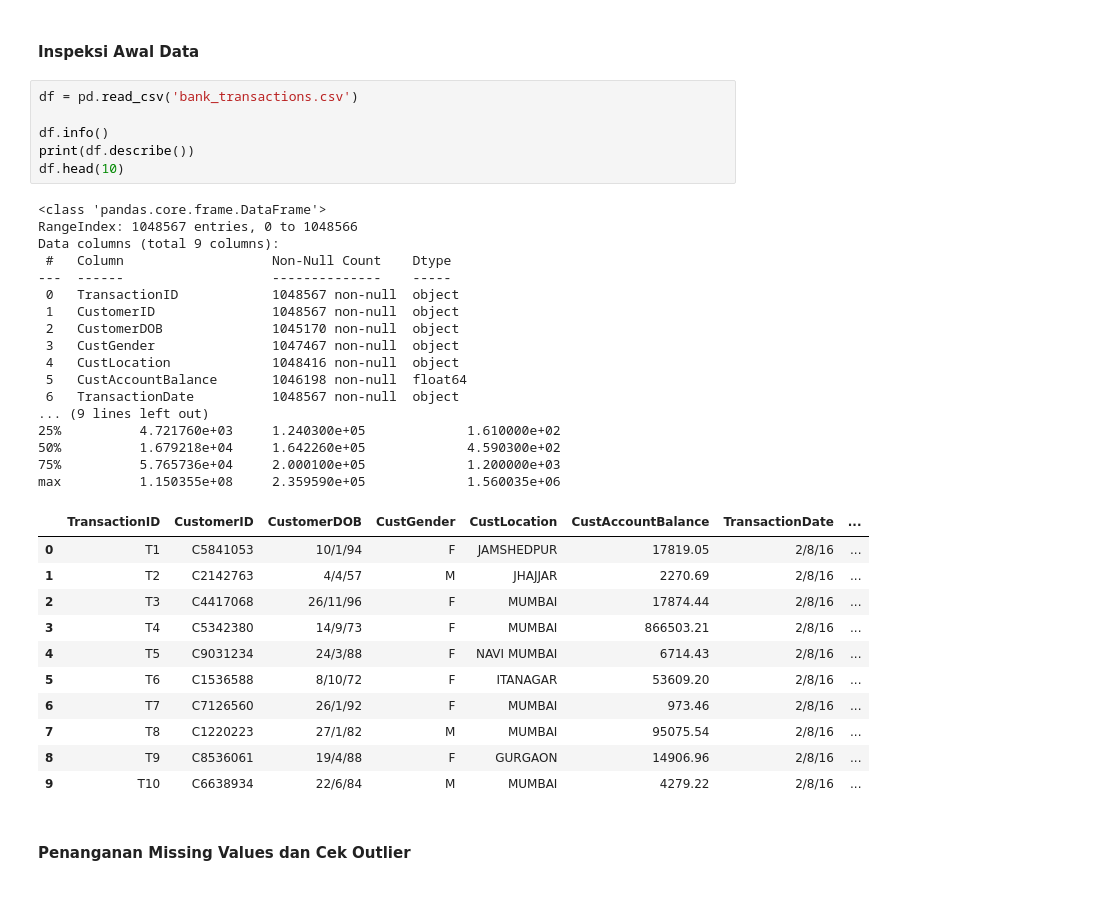
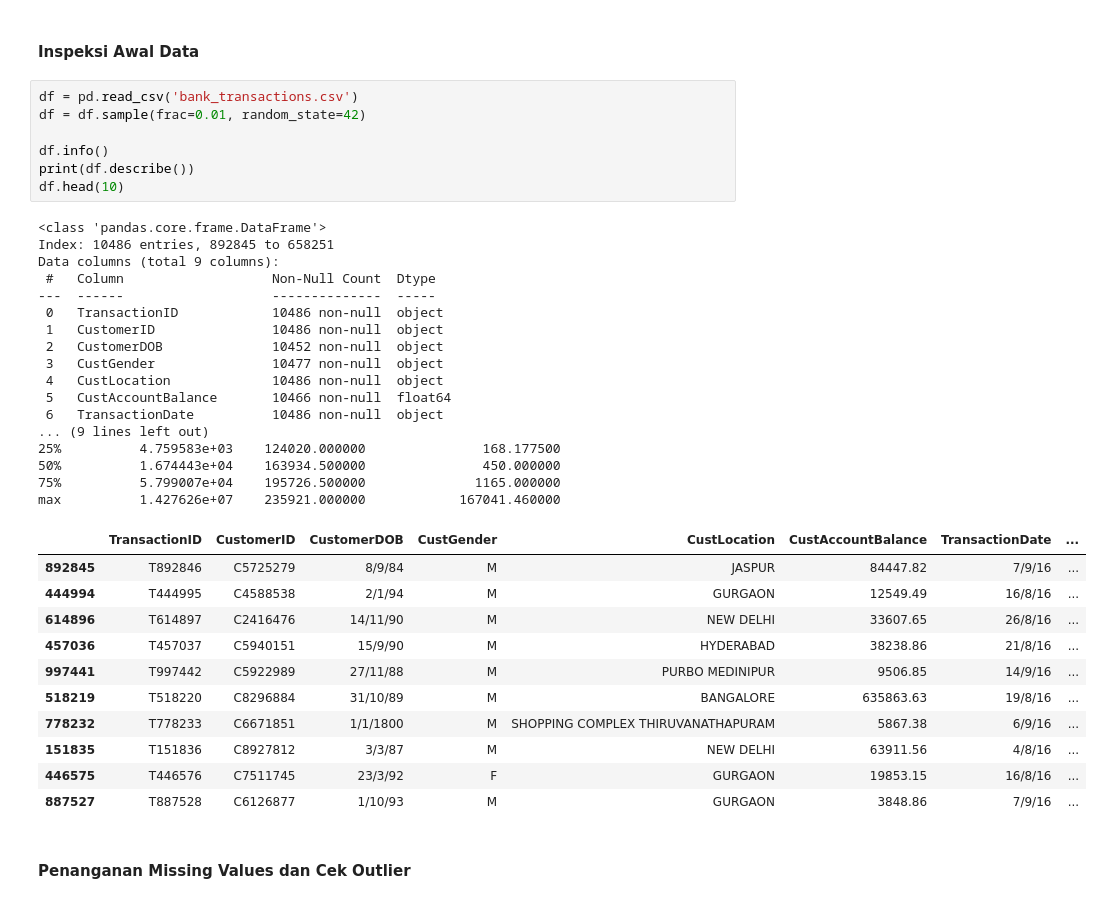
Before and after one commit to febryannnn/FP-LBE-KCV, a Jupyter notebook: finalproject.ipynb, the cells around one changed output. Drawn from its saved outputs; the diff is of its cells as text.

```diff
--- a/finalproject.ipynb
+++ b/finalproject.ipynb
@@ -18,39 +18,40 @@ from sklearn.metrics import silhouette_score
 #### Inspeksi Awal Data
 # %%
 df = pd.read_csv('bank_transactions.csv')
+df = df.sample(frac=0.01, random_state=42)
 
 df.info()
 print(df.describe())
 df.head(10)
 # %% [output]
 <class 'pandas.core.frame.DataFrame'>
-RangeIndex: 1048567 entries, 0 to 1048566
+Index: 10486 entries, 892845 to 658251
 Data columns (total 9 columns):
- #   Column                   Non-Null Count    Dtype
----  ------                   --------------    -----
- 0   TransactionID            1048567 non-null  object
- 1   CustomerID               1048567 non-null  object
- 2   CustomerDOB              1045170 non-null  object
- 3   CustGender               1047467 non-null  object
- 4   CustLocation             1048416 non-null  object
- 5   CustAccountBalance       1046198 non-null  float64
- 6   TransactionDate          1048567 non-null  object
+ #   Column                   Non-Null Count  Dtype
+---  ------                   --------------  -----
+ 0   TransactionID            10486 non-null  object
+ 1   CustomerID               10486 non-null  object
+ 2   CustomerDOB              10452 non-null  object
+ 3   CustGender               10477 non-null  object
+ 4   CustLocation             10486 non-null  object
+ 5   CustAccountBalance       10466 non-null  float64
+ 6   TransactionDate          10486 non-null  object
 ... (9 lines left out)
-25%          4.721760e+03     1.240300e+05             1.610000e+02
-50%          1.679218e+04     1.642260e+05             4.590300e+02
-75%          5.765736e+04     2.000100e+05             1.200000e+03
-max          1.150355e+08     2.359590e+05             1.560035e+06
+25%          4.759583e+03    124020.000000               168.177500
+50%          1.674443e+04    163934.500000               450.000000
+75%          5.799007e+04    195726.500000              1165.000000
+max          1.427626e+07    235921.000000            167041.460000
 |  | TransactionID | CustomerID | CustomerDOB | CustGender | CustLocation | CustAccountBalance | TransactionDate | ... |
-| 0 | T1 | C5841053 | 10/1/94 | F | JAMSHEDPUR | 17819.05 | 2/8/16 | ... |
-| 1 | T2 | C2142763 | 4/4/57 | M | JHAJJAR | 2270.69 | 2/8/16 | ... |
-| 2 | T3 | C4417068 | 26/11/96 | F | MUMBAI | 17874.44 | 2/8/16 | ... |
-| 3 | T4 | C5342380 | 14/9/73 | F | MUMBAI | 866503.21 | 2/8/16 | ... |
-| 4 | T5 | C9031234 | 24/3/88 | F | NAVI MUMBAI | 6714.43 | 2/8/16 | ... |
-| 5 | T6 | C1536588 | 8/10/72 | F | ITANAGAR | 53609.20 | 2/8/16 | ... |
-| 6 | T7 | C7126560 | 26/1/92 | F | MUMBAI | 973.46 | 2/8/16 | ... |
-| 7 | T8 | C1220223 | 27/1/82 | M | MUMBAI | 95075.54 | 2/8/16 | ... |
-| 8 | T9 | C8536061 | 19/4/88 | F | GURGAON | 14906.96 | 2/8/16 | ... |
-| 9 | T10 | C6638934 | 22/6/84 | M | MUMBAI | 4279.22 | 2/8/16 | ... |
+| 892845 | T892846 | C5725279 | 8/9/84 | M | JASPUR | 84447.82 | 7/9/16 | ... |
+| 444994 | T444995 | C4588538 | 2/1/94 | M | GURGAON | 12549.49 | 16/8/16 | ... |
+| 614896 | T614897 | C2416476 | 14/11/90 | M | NEW DELHI | 33607.65 | 26/8/16 | ... |
+| 457036 | T457037 | C5940151 | 15/9/90 | M | HYDERABAD | 38238.86 | 21/8/16 | ... |
+| 997441 | T997442 | C5922989 | 27/11/88 | M | PURBO MEDINIPUR | 9506.85 | 14/9/16 | ... |
+| 518219 | T518220 | C8296884 | 31/10/89 | M | BANGALORE | 635863.63 | 19/8/16 | ... |
+| 778232 | T778233 | C6671851 | 1/1/1800 | M | SHOPPING COMPLEX THIRUVANATHAPURAM | 5867.38 | 6/9/16 | ... |
+| 151835 | T151836 | C8927812 | 3/3/87 | M | NEW DELHI | 63911.56 | 4/8/16 | ... |
+| 446575 | T446576 | C7511745 | 23/3/92 | F | GURGAON | 19853.15 | 16/8/16 | ... |
+| 887527 | T887528 | C6126877 | 1/10/93 | M | GURGAON | 3848.86 | 7/9/16 | ... |
 # %% [markdown]
  #### Penanganan Missing Values dan Cek Outlier
 # %%
```
Also changed, not shown: parts of 11 cells of this notebook.
